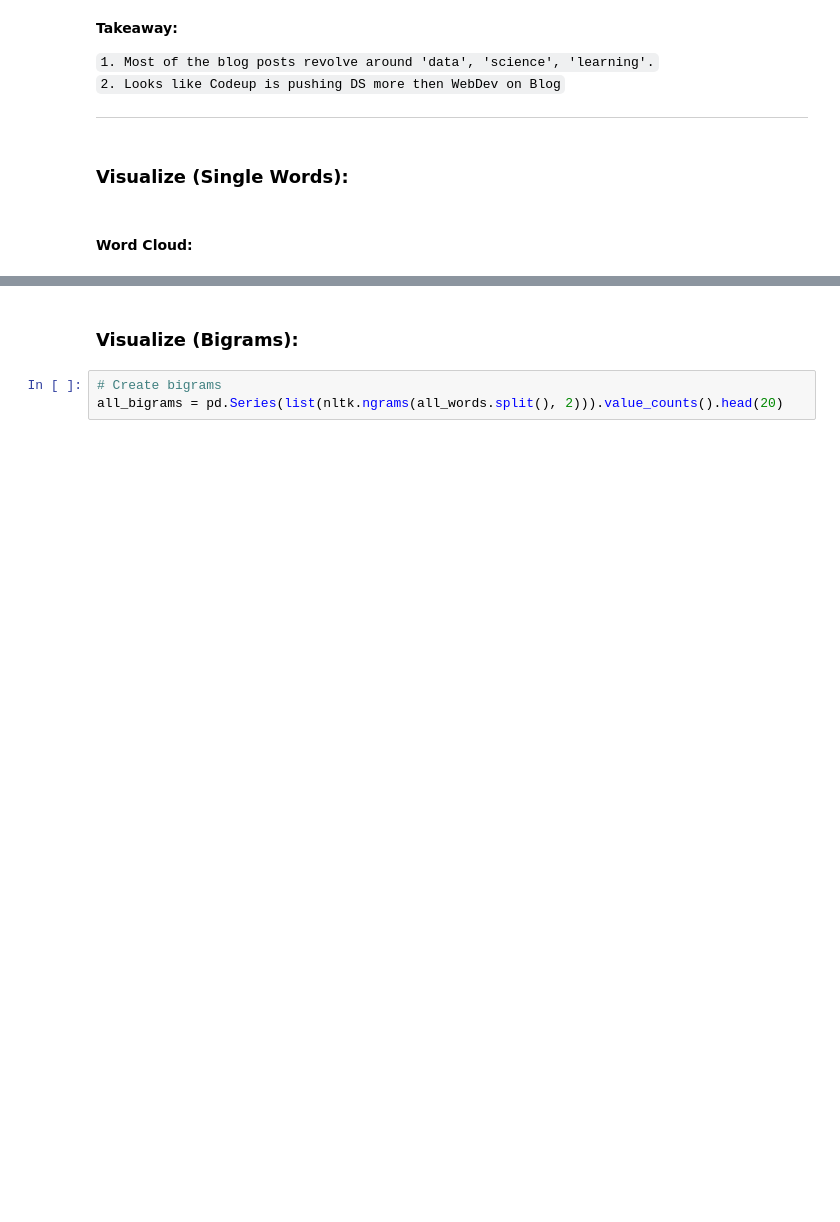
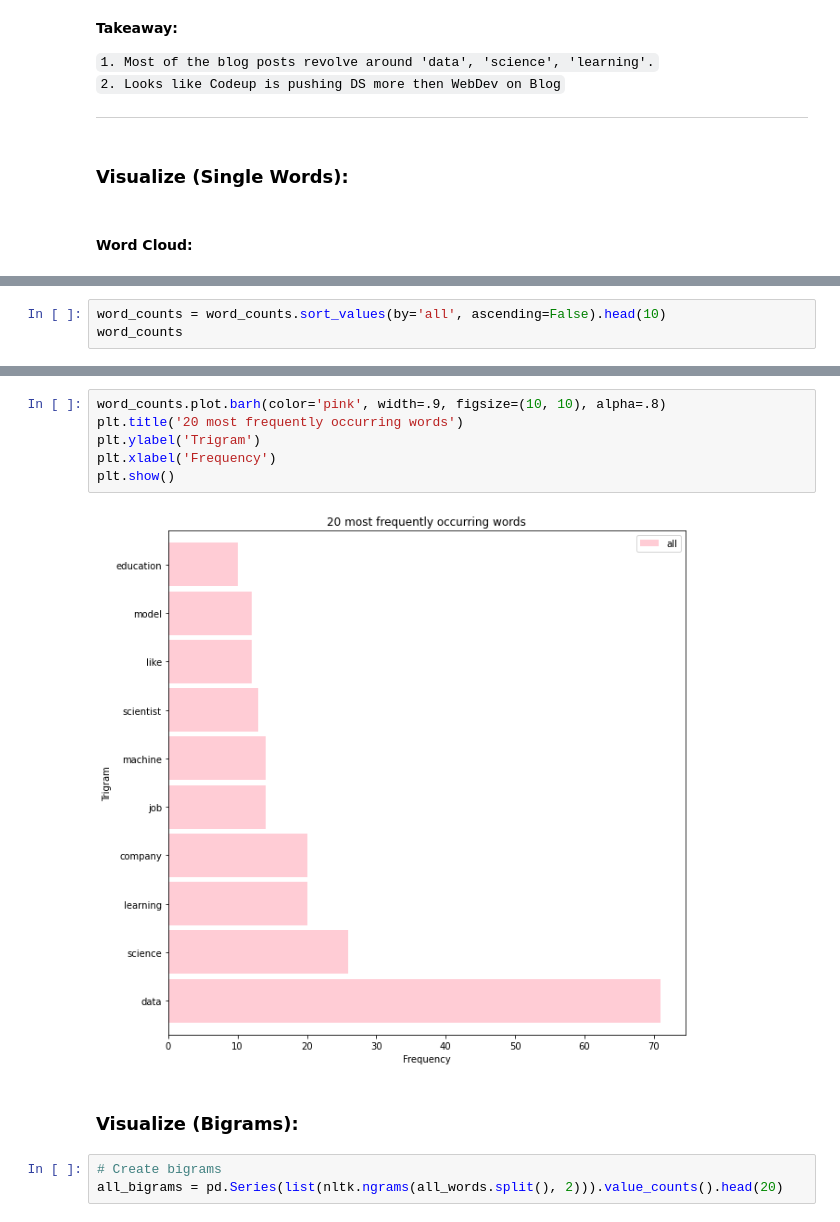
Before and after one commit to CSolitaire/natural-language-processing-exercises, a Jupyter notebook: explore.ipynb, the cells around one changed output, grey strips where cells are left out. Drawn from its saved outputs; the diff is of its cells as text; blank space fills up the shorter version.

```diff
--- a/explore.ipynb
+++ b/explore.ipynb
@@ -509,0 +512,3 @@ for ax in axs: ax.axis('off')
+# %%
+word_counts = word_counts.sort_values(by='all', ascending=False).head(10)
+word_counts
@@ -510,3 +527,11 @@ for ax in axs: ax.axis('off')
+# %%
+word_counts.plot.barh(color='pink', width=.9, figsize=(10, 10), alpha=.8)
+plt.title('20 most frequently occurring words')
+plt.ylabel('Trigram')
+plt.xlabel('Frequency')
+plt.show()
+# %% [output]
+[figure, added]
 # %% [markdown]
 ### Visualize (Bigrams):
 # %%
```
Also changed, not shown: parts of 18 cells of this notebook.
